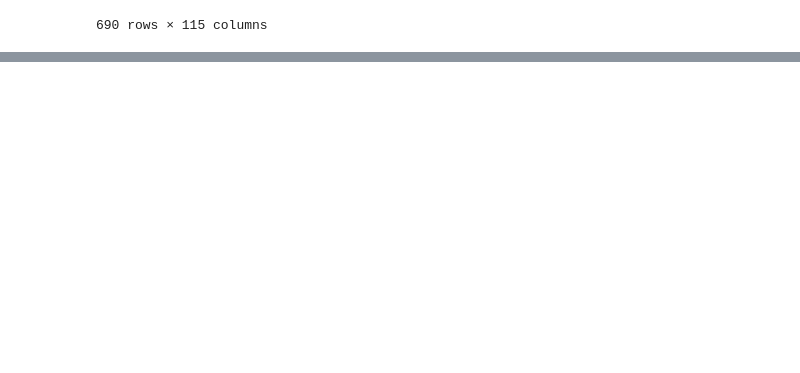
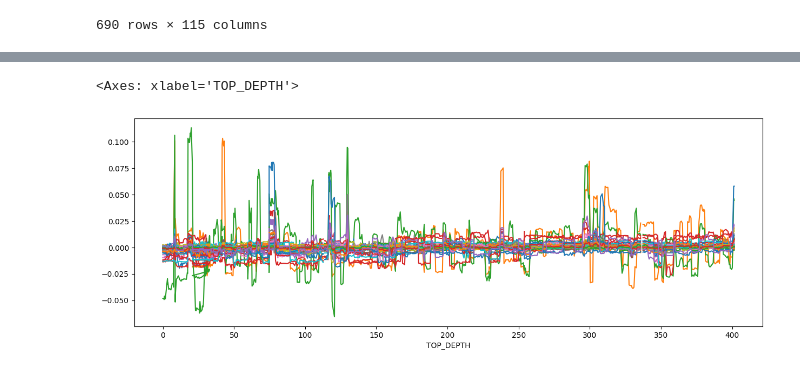
Before and after one commit to SerpRateAI/AI-pipeline-boreholes, a Jupyter notebook: paper-figures.ipynb, the cells around one changed output, grey strips where cells are left out. Drawn from its saved outputs; the diff is of its cells as text; code cells hidden in the pictures; blank space fills up the shorter version.

```diff
--- a/paper-figures.ipynb
+++ b/paper-figures.ipynb
@@ -993,0 +988,5 @@ Name: % of fractures, Length: 690, dtype: float64
+# %%
+shap_df.plot(legend=False, figsize=(15,5))
+# %% [output]
+<Axes: xlabel='TOP_DEPTH'>
+[figure, added]
```
Also changed, not shown: parts of 3 cells of this notebook.
